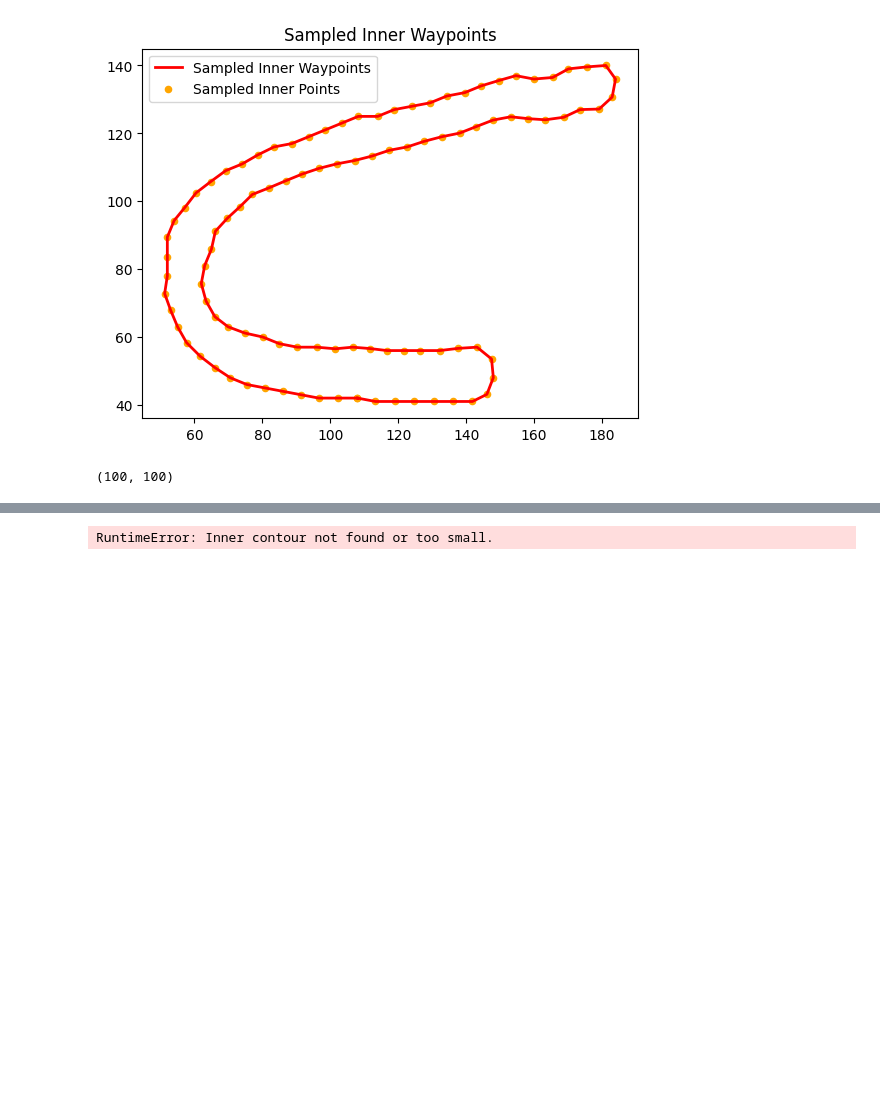
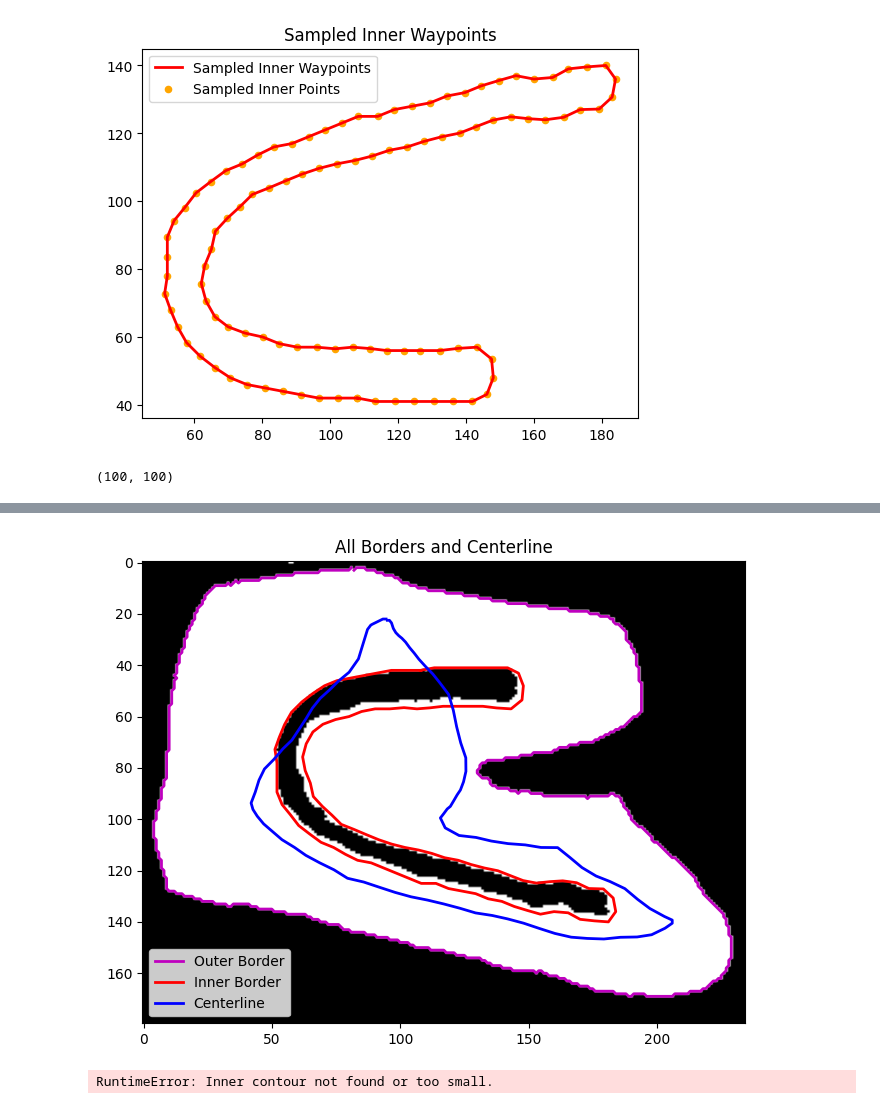
Before and after one commit to anjrew/race-lines-optimization, a Jupyter notebook: notebooks/track_coordinates.ipynb, the cells around one changed output, grey strips where cells are left out. Saved outputs shown, nothing was run; the diff lists cells and outputs as text; code cells hidden in the pictures; blank space fills up the shorter version.

```diff
--- a/notebooks/track_coordinates.ipynb
+++ b/notebooks/track_coordinates.ipynb
@@ -456,3 +491,24 @@ def get_centerline(outer_waypoints: np.ndarray, inner_waypoints: np.ndarray) ->
+# %%
+# show all lines together
+plt.figure(figsize=(8, 6))
+plt.imshow(img, cmap='gray')  # Show the binary image as background
+# Plot outer border
+outer_x = [p[0] for p in outer_border]
+outer_y = [p[1] for p in outer_border]
+plt.plot(outer_x, outer_y, 'm-', linewidth=2, label='Outer Border')
+# Plot inner border
+inner_x = [p[0] for p in inner_waypoints]
+inner_y = [p[1] for p in inner_waypoints]
+plt.plot(inner_x, inner_y, 'r-', linewidth=2, label='Inner Border')
+# Plot centerline
+center_x = [p[0] for p in center_line]
+center_y = [p[1] for p in center_line]
+plt.plot(center_x, center_y, 'b-', linewidth=2, label='Centerline')
+plt.title('All Borders and Centerline')
+plt.legend()
+plt.show()
+# %% [output]
+[figure, added]
 # %%
 import numpy as np
 
```
Also changed, not shown: parts of 4 cells of this notebook.
